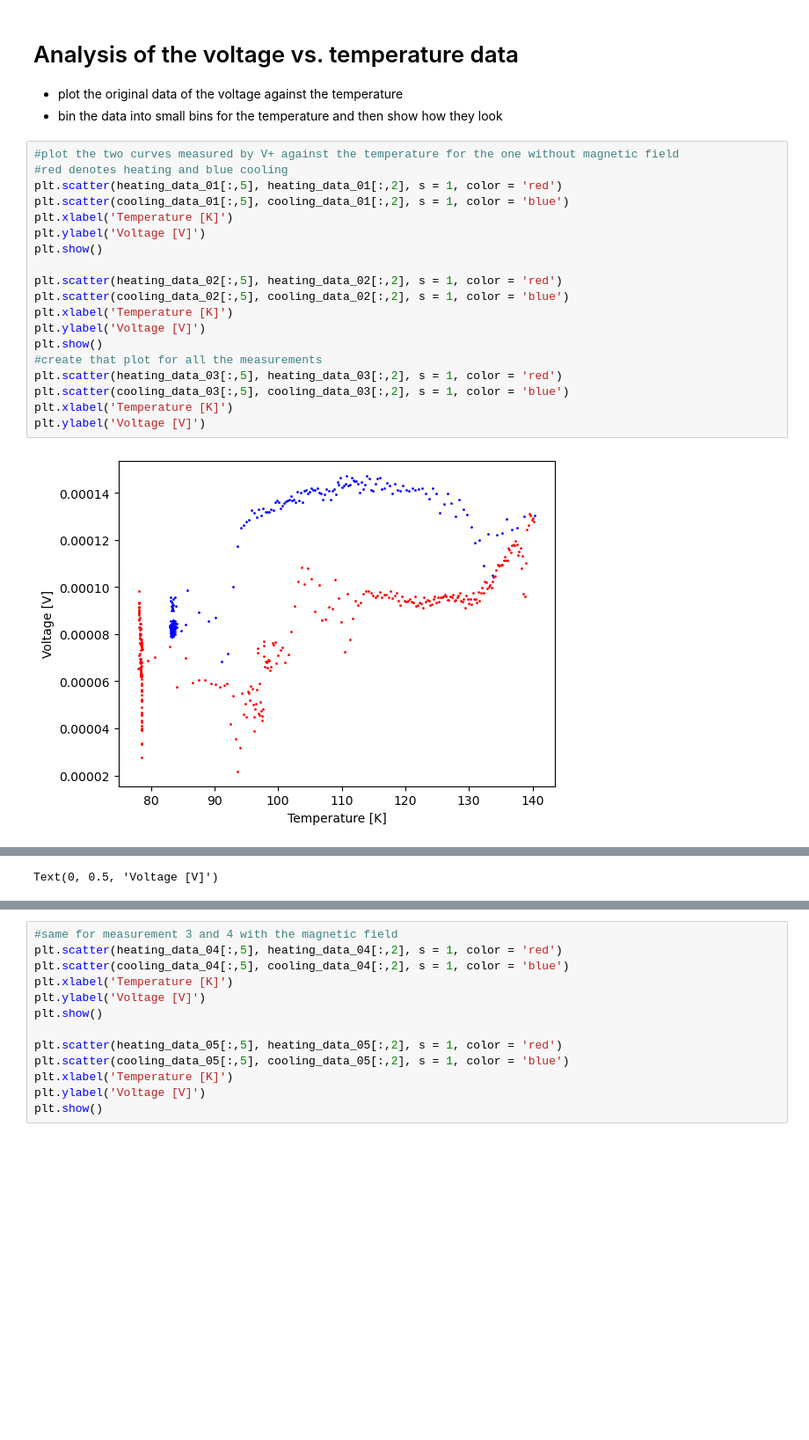
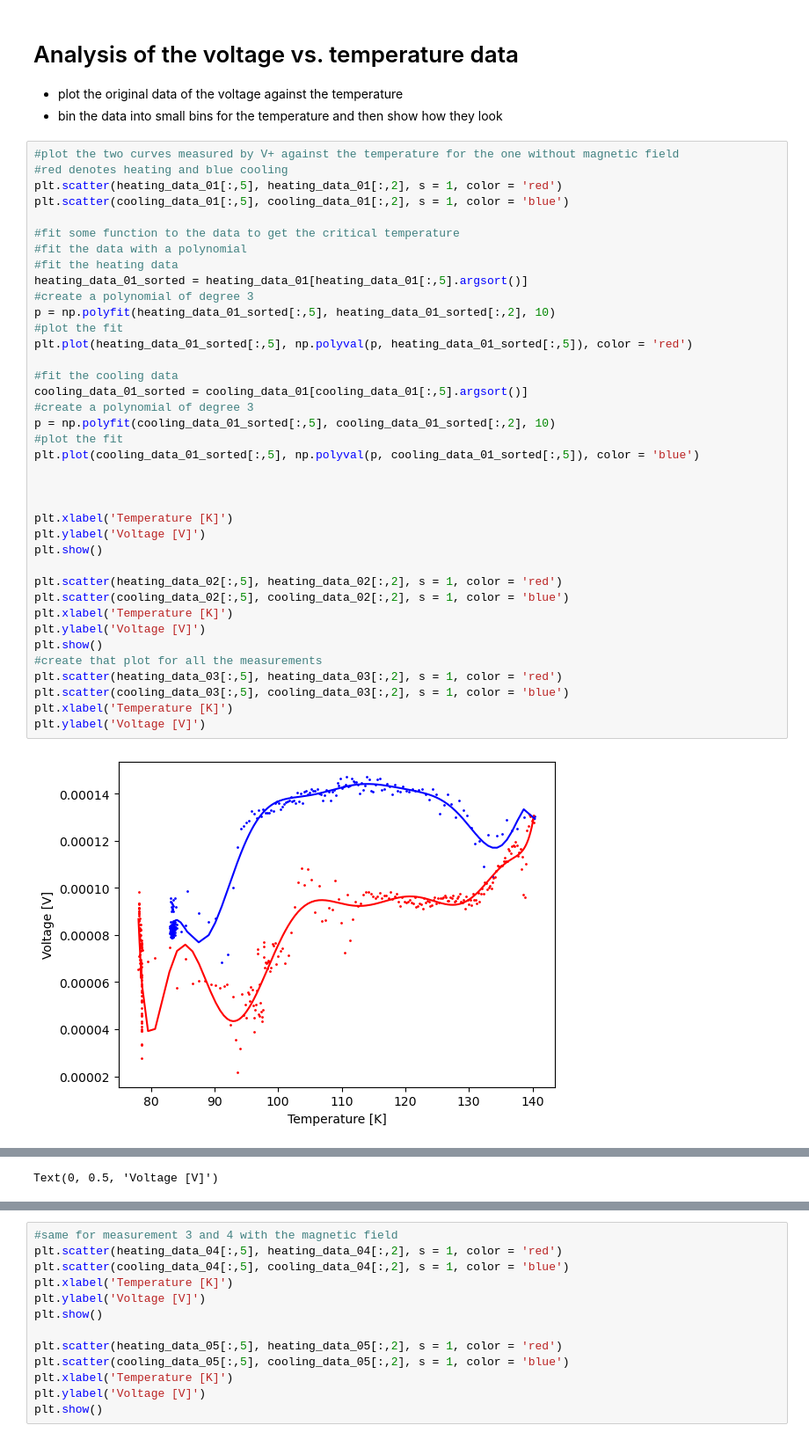
Before and after one commit to JanZur/Solid_state_physics_lab, a Jupyter notebook: solidstates_lab.ipynb, the cells around one changed output, grey strips where cells are left out. Shown at 88% size. Cells and saved outputs as stored; diff of their text form; blank space fills up the shorter version.

Commit message:
calculated critical temperatures for all different measurements

```diff
--- a/solidstates_lab.ipynb
+++ b/solidstates_lab.ipynb
@@ -251,24 +251,43 @@ for data in [cooling_data_01, cooling_data_02, cooling_data_03, cooling_data_04,
 # %%
 #plot the two curves measured by V+ against the temperature for the one without magnetic field
 #red denotes heating and blue cooling
 plt.scatter(heating_data_01[:,5], heating_data_01[:,2], s = 1, color = 'red')
 plt.scatter(cooling_data_01[:,5], cooling_data_01[:,2], s = 1, color = 'blue')
+
+#fit some function to the data to get the critical temperature
+#fit the data with a polynomial
+#fit the heating data
+heating_data_01_sorted = heating_data_01[heating_data_01[:,5].argsort()]
+#create a polynomial of degree 3
+p = np.polyfit(heating_data_01_sorted[:,5], heating_data_01_sorted[:,2], 10)
+#plot the fit
+plt.plot(heating_data_01_sorted[:,5], np.polyval(p, heating_data_01_sorted[:,5]), color = 'red')
+
+#fit the cooling data
+cooling_data_01_sorted = cooling_data_01[cooling_data_01[:,5].argsort()]
+#create a polynomial of degree 3
+p = np.polyfit(cooling_data_01_sorted[:,5], cooling_data_01_sorted[:,2], 10)
+#plot the fit
+plt.plot(cooling_data_01_sorted[:,5], np.polyval(p, cooling_data_01_sorted[:,5]), color = 'blue')
+
+
+
 plt.xlabel('Temperature [K]')
 plt.ylabel('Voltage [V]')
 plt.show()
 
 plt.scatter(heating_data_02[:,5], heating_data_02[:,2], s = 1, color = 'red')
 plt.scatter(cooling_data_02[:,5], cooling_data_02[:,2], s = 1, color = 'blue')
 plt.xlabel('Temperature [K]')
 plt.ylabel('Voltage [V]')
 plt.show()
 #create that plot for all the measurements
 plt.scatter(heating_data_03[:,5], heating_data_03[:,2], s = 1, color = 'red')
 plt.scatter(cooling_data_03[:,5], cooling_data_03[:,2], s = 1, color = 'blue')
 plt.xlabel('Temperature [K]')
 plt.ylabel('Voltage [V]')
 # %% [output]
-[figure, old version]
+[figure, new version]
 [figure]
 Text(0, 0.5, 'Voltage [V]')
 [figure]
```
Also changed, not shown: parts of 12 cells of this notebook, 2 other files.
